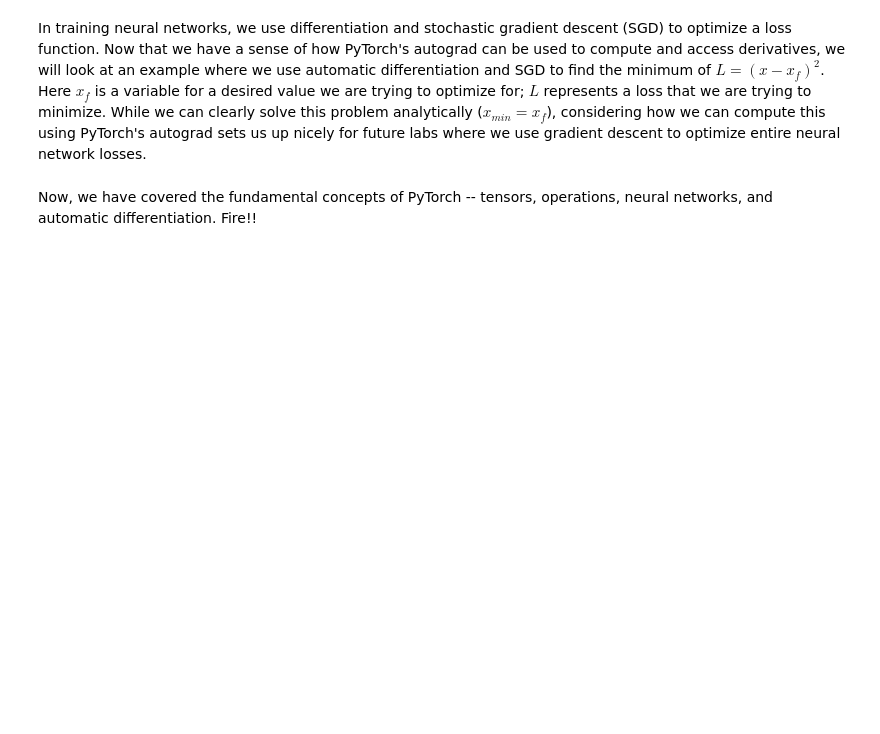
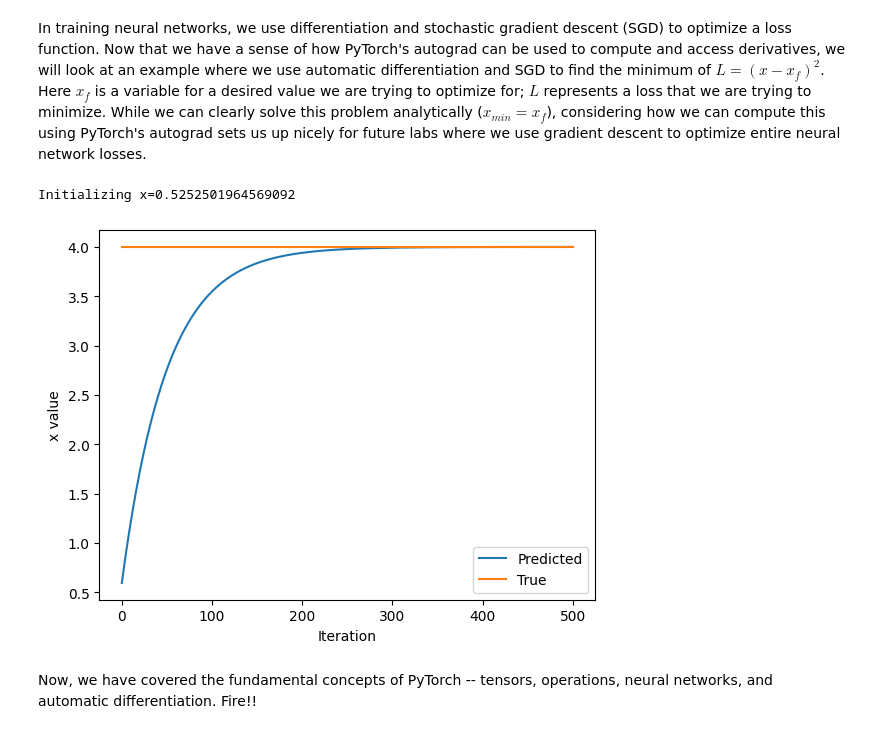
Before and after one commit to ASNAS256/MuniLabs-AI-Workspace, a Jupyter notebook: lab1/PT_Part1_Intro.ipynb, the cells around one changed output. Drawn from its saved outputs; the diff is of its cells as text; code cells hidden in the pictures; blank space fills up the shorter version.

```diff
--- a/lab1/PT_Part1_Intro.ipynb
+++ b/lab1/PT_Part1_Intro.ipynb
@@ -316,33 +345,36 @@ In training neural networks, we use differentiation and stochastic gradient desc
 x = torch.randn(1)
 print(f"Initializing x={x.item()}")
 
 learning_rate = 1e-2  # Learning rate
 history = []
 x_f = 4  # Target value
 
 
 # We will run gradient descent for a number of iterations. At each iteration, we compute the loss,
 #   compute the derivative of the loss with respect to x, and perform the update.
 for i in range(500):
     x = torch.tensor([x], requires_grad=True)
 
     # TODO: Compute the loss as the square of the difference between x and x_f
-    loss = # TODO
+    loss = (x - x_f) ** 2 # TODO
 
     # Backpropagate through the loss to compute gradients
     loss.backward()
 
     # Update x with gradient descent
     x = x.item() - learning_rate * x.grad
 
     history.append(x.item())
 
 # Plot the evolution of x as we optimize toward x_f!
 plt.plot(history)
 plt.plot([0, 500], [x_f, x_f])
 plt.legend(('Predicted', 'True'))
 plt.xlabel('Iteration')
 plt.ylabel('x value')
 plt.show()
+# %% [output]
+Initializing x=0.5252501964569092
+[figure, added]
 # %% [markdown]
 Now, we have covered the fundamental concepts of PyTorch -- tensors, operations, neural networks, and automatic differentiation. Fire!!
```
Also changed, not shown: parts of 15 cells of this notebook.
